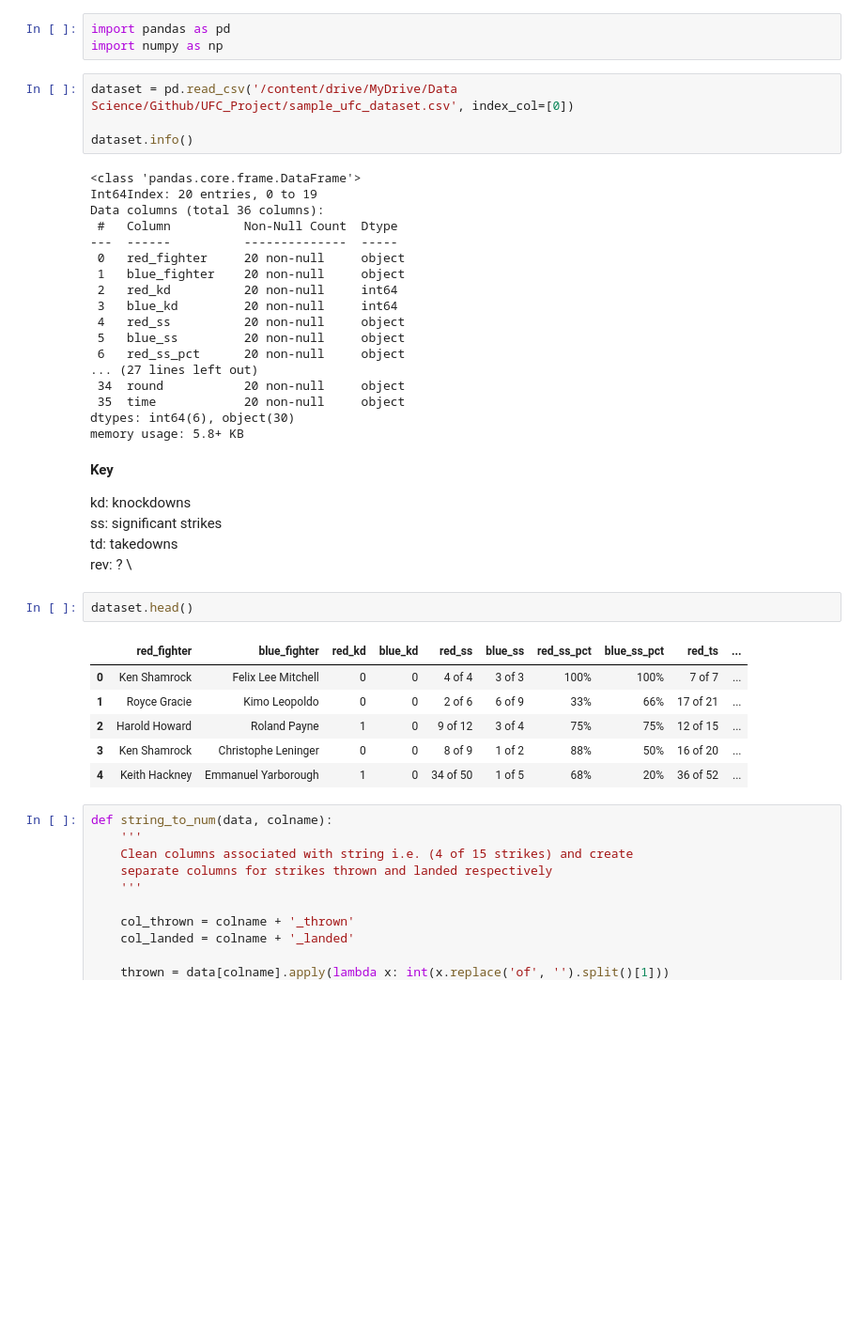
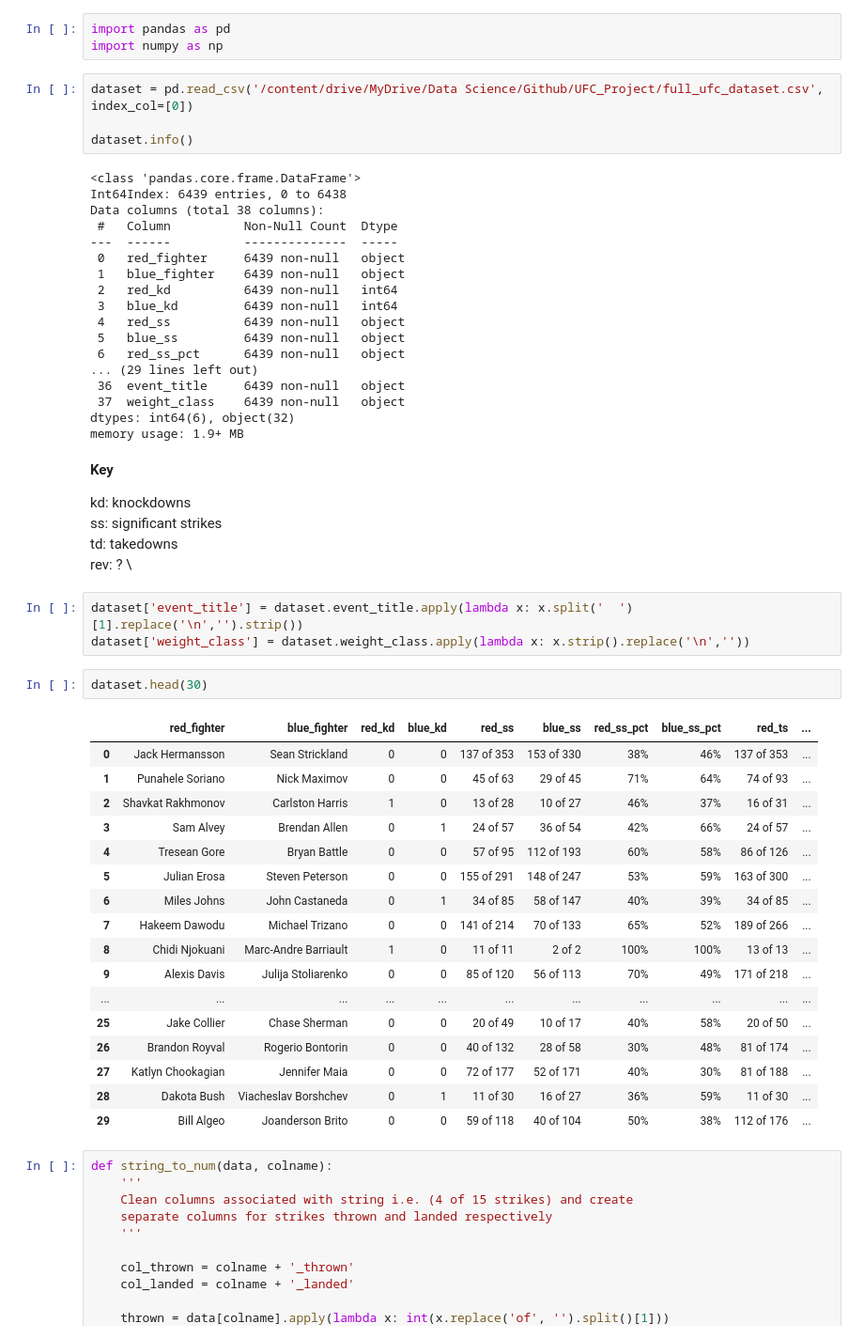
Before and after one commit to ayanga1998/UFC_Dashboard, a Jupyter notebook: Data_Cleaning.ipynb, the cells around one changed output. Shown at 94% size. Cells and saved outputs as stored; diff of their text form; blank space fills up the shorter version.

```diff
--- a/Data_Cleaning.ipynb
+++ b/Data_Cleaning.ipynb
@@ -8,27 +8,27 @@ The purpose of this notebook is to establish set functions to clean the data we
 import pandas as pd
 import numpy as np
 # %%
-dataset = pd.read_csv('/content/drive/MyDrive/Data Science/Github/UFC_Project/sample_ufc_dataset.csv', index_col=[0])
+dataset = pd.read_csv('/content/drive/MyDrive/Data Science/Github/UFC_Project/full_ufc_dataset.csv', index_col=[0])
 
 dataset.info()
 # %% [output]
 <class 'pandas.core.frame.DataFrame'>
-Int64Index: 20 entries, 0 to 19
-Data columns (total 36 columns):
+Int64Index: 6439 entries, 0 to 6438
+Data columns (total 38 columns):
  #   Column          Non-Null Count  Dtype
 ---  ------          --------------  -----
- 0   red_fighter     20 non-null     object
- 1   blue_fighter    20 non-null     object
- 2   red_kd          20 non-null     int64
- 3   blue_kd         20 non-null     int64
- 4   red_ss          20 non-null     object
- 5   blue_ss         20 non-null     object
- 6   red_ss_pct      20 non-null     object
-... (27 lines left out)
- 34  round           20 non-null     object
- 35  time            20 non-null     object
-dtypes: int64(6), object(30)
-memory usage: 5.8+ KB
+ 0   red_fighter     6439 non-null   object
+ 1   blue_fighter    6439 non-null   object
+ 2   red_kd          6439 non-null   int64
+ 3   blue_kd         6439 non-null   int64
+ 4   red_ss          6439 non-null   object
+ 5   blue_ss         6439 non-null   object
+ 6   red_ss_pct      6439 non-null   object
+... (29 lines left out)
+ 36  event_title     6439 non-null   object
+ 37  weight_class    6439 non-null   object
+dtypes: int64(6), object(32)
+memory usage: 1.9+ MB
 # %% [markdown]
 **Key**
 
@@ -36,15 +36,29 @@ kd: knockdowns \
 ss: significant strikes \
 td: takedowns \
 rev: ? \
+# %%
+dataset['event_title'] = dataset.event_title.apply(lambda x: x.split('  ')[1].replace('\n','').strip())
+dataset['weight_class'] = dataset.weight_class.apply(lambda x: x.strip().replace('\n',''))
 # %%
-dataset.head()
+dataset.head(30)
 # %% [output]
 |  | red_fighter | blue_fighter | red_kd | blue_kd | red_ss | blue_ss | red_ss_pct | blue_ss_pct | red_ts | ... |
-| 0 | Ken Shamrock | Felix Lee Mitchell | 0 | 0 | 4 of 4 | 3 of 3 | 100% | 100% | 7 of 7 | ... |
-| 1 | Royce Gracie | Kimo Leopoldo | 0 | 0 | 2 of 6 | 6 of 9 | 33% | 66% | 17 of 21 | ... |
-| 2 | Harold Howard | Roland Payne | 1 | 0 | 9 of 12 | 3 of 4 | 75% | 75% | 12 of 15 | ... |
-| 3 | Ken Shamrock | Christophe Leninger | 0 | 0 | 8 of 9 | 1 of 2 | 88% | 50% | 16 of 20 | ... |
-| 4 | Keith Hackney | Emmanuel Yarborough | 1 | 0 | 34 of 50 | 1 of 5 | 68% | 20% | 36 of 52 | ... |
+| 0 | Jack Hermansson | Sean Strickland | 0 | 0 | 137 of 353 | 153 of 330 | 38% | 46% | 137 of 353 | ... |
+| 1 | Punahele Soriano | Nick Maximov | 0 | 0 | 45 of 63 | 29 of 45 | 71% | 64% | 74 of 93 | ... |
+| 2 | Shavkat Rakhmonov | Carlston Harris | 1 | 0 | 13 of 28 | 10 of 27 | 46% | 37% | 16 of 31 | ... |
+| 3 | Sam Alvey | Brendan Allen | 0 | 1 | 24 of 57 | 36 of 54 | 42% | 66% | 24 of 57 | ... |
+| 4 | Tresean Gore | Bryan Battle | 0 | 0 | 57 of 95 | 112 of 193 | 60% | 58% | 86 of 126 | ... |
+| 5 | Julian Erosa | Steven Peterson | 0 | 0 | 155 of 291 | 148 of 247 | 53% | 59% | 163 of 300 | ... |
+| 6 | Miles Johns | John Castaneda | 0 | 1 | 34 of 85 | 58 of 147 | 40% | 39% | 34 of 85 | ... |
+| 7 | Hakeem Dawodu | Michael Trizano | 0 | 0 | 141 of 214 | 70 of 133 | 65% | 52% | 189 of 266 | ... |
+| 8 | Chidi Njokuani | Marc-Andre Barriault | 1 | 0 | 11 of 11 | 2 of 2 | 100% | 100% | 13 of 13 | ... |
+| 9 | Alexis Davis | Julija Stoliarenko | 0 | 0 | 85 of 120 | 56 of 113 | 70% | 49% | 171 of 218 | ... |
+| ... | ... | ... | ... | ... | ... | ... | ... | ... | ... | ... |
+| 25 | Jake Collier | Chase Sherman | 0 | 0 | 20 of 49 | 10 of 17 | 40% | 58% | 20 of 50 | ... |
+| 26 | Brandon Royval | Rogerio Bontorin | 0 | 0 | 40 of 132 | 28 of 58 | 30% | 48% | 81 of 174 | ... |
+| 27 | Katlyn Chookagian | Jennifer Maia | 0 | 0 | 72 of 177 | 52 of 171 | 40% | 30% | 81 of 188 | ... |
+| 28 | Dakota Bush | Viacheslav Borshchev | 0 | 1 | 11 of 30 | 16 of 27 | 36% | 59% | 11 of 30 | ... |
+| 29 | Bill Algeo | Joanderson Brito | 0 | 0 | 59 of 118 | 40 of 104 | 50% | 38% | 112 of 176 | ... |
 # %%
 def string_to_num(data, colname):
     '''
```
Also changed, not shown: parts of 7 cells of this notebook.
